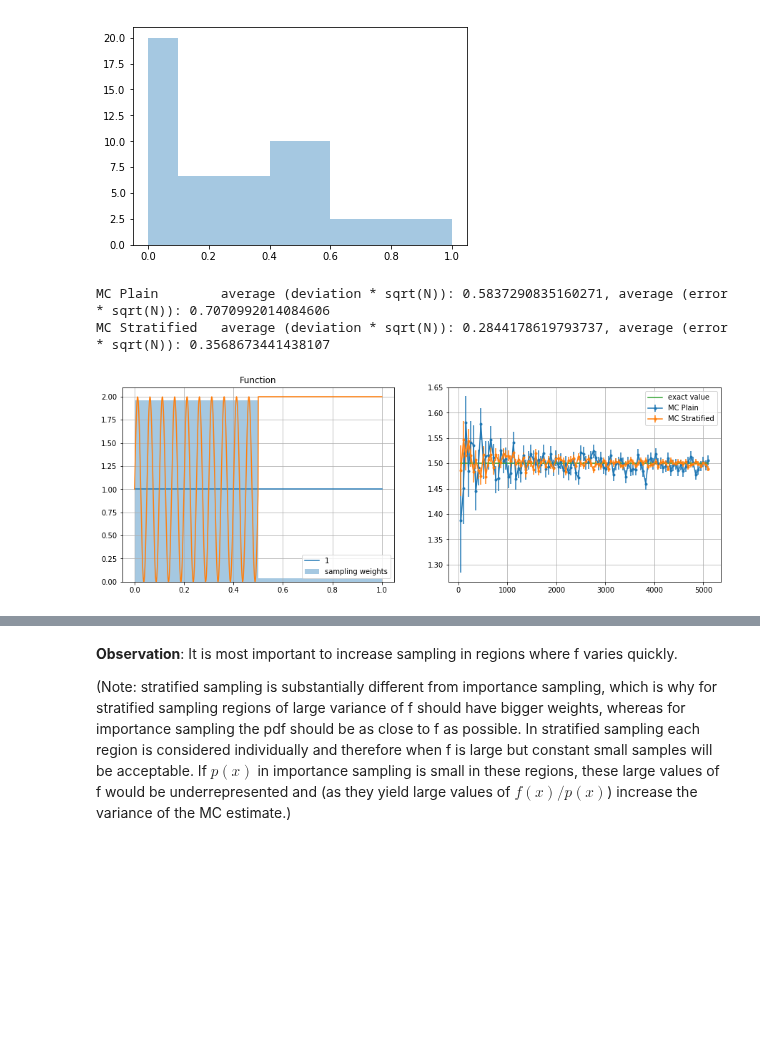
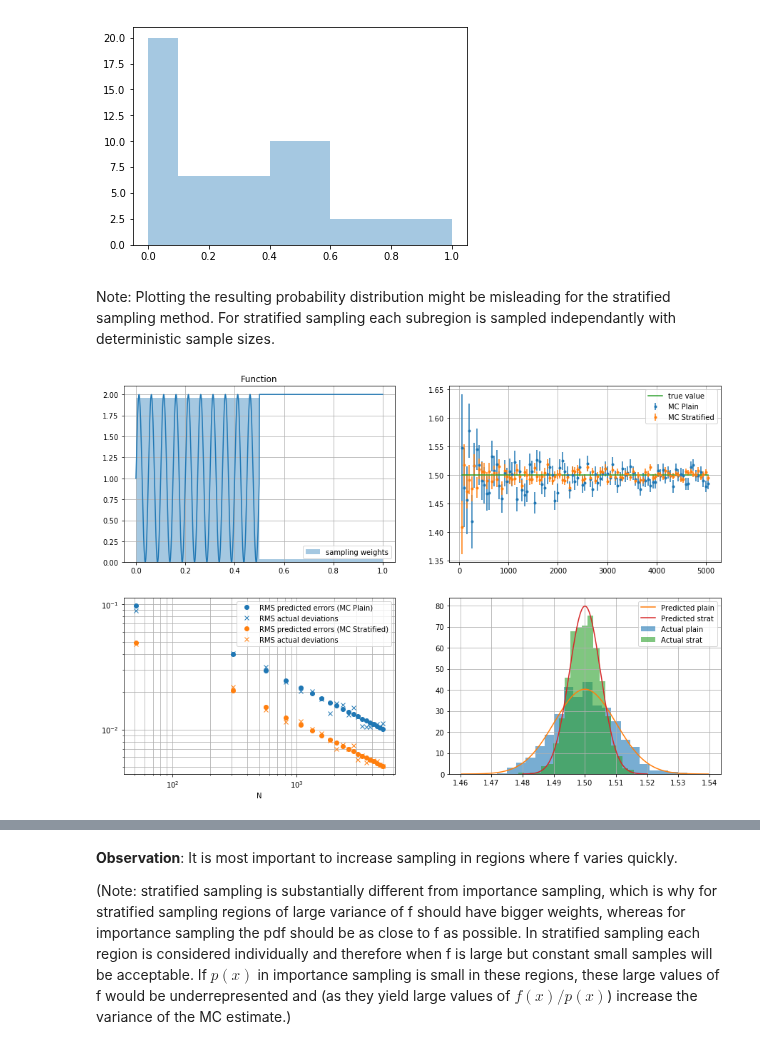
Before and after one commit to mathisgerdes/hep-monte-carlo, a Jupyter notebook: intro/monte_carlo.ipynb, the cells around one changed output, grey strips where cells are left out. Drawn from its saved outputs; the diff is of its cells as text; code cells hidden in the pictures; blank space fills up the shorter version.

Commit message:
Finish cleaning up introduction to Monte Carlo.

```diff
--- a/intro/monte_carlo.ipynb
+++ b/intro/monte_carlo.ipynb
@@ -92,7 +92,7 @@ def plot_estimates(f, true_value, methods=[], Ns=range(100, 1100, 50)):
 
     plt.plot([min(Ns), max(Ns)], [true_value, true_value], "-", label="true value")
     # configure plot
-    plt.grid()
+    plt.grid(True)
     plt.legend(loc='best')
 # %%
 # Plot estimates for sine and 1/sqrt(x) in any dimension
@@ -157,8 +157,8 @@ def plot_rms(f, true_value, Ns=range(10, 1000, 100), iterations=1, methods=[], p
             plt.loglog(Ns, np.exp(np.poly1d(fit)(np.log(Ns))), label="Fit, power %.2f"%fit[0])
 
         name = method.method_name if hasattr(method, 'method_name') else "Method %d"%i
-        plt.loglog(Ns, sqrt_mean_vars, "o", label="RMS predicted errors (%s)"%name, color="C%d"%m)
-        plt.loglog(Ns, rms, "x", label="RMS actual deviations", color="C%d"%m)
+        plt.loglog(Ns, sqrt_mean_vars, "o", label="predicted (%s)"%name, color="C%d"%m)
+        plt.loglog(Ns, rms, "x", label="RMS deviations", color="C%d"%m)
 
     plt.xlabel("N")
     plt.legend(loc="best")
@@ -210,7 +210,7 @@ def plot_distribution(fn, true_val, N, iterations, method, bins=20, name="", alp
     plt.plot(x, np.exp(-(x-true_val)**2/2/mean_var) / np.sqrt(np.pi*2*mean_var), label="Predicted " + name)
 
     # config
-    plt.grid()
+    plt.grid(True)
     plt.legend(loc="best")
 # %%
 # Plot errors for sine and 1/sqrt(x) in any dimension
@@ -270,29 +275,45 @@ GridVolumes(divisions=4, dim=1, otherNs=2, Ns={(1,): 1, (3,):3}).plot_pdf()
 GridVolumes(bounds=([0,.1,.4,.6,1],), Ns={(3,):1}, otherNs=2).plot_pdf()
 # %% [output]
 [figure]
+# %% [markdown]
+Note: Plotting the resulting probability distribution might be misleading for the stratified sampling method.
+For stratified sampling each subregion is sampled independantly with deterministic sample sizes.
 # %%
-volumes = GridVolumes(divisions=2, otherNs=1, Ns={(0,):50})
+# As an example consider a function that oscillates rapidly in one half of the volume (interval).
+# Stratified sampling is more efficient than plain MC if sampling more in this region.
+
 half_sin = lambda x: (x<.5)*(1+np.sin(4*10*np.pi*x)) + (x>.5)*2
 half_sin_integral = 1.5
 
+volumes = GridVolumes(divisions=2, otherNs=1, Ns={(0,):50})
+mc_strat = MonteCarloStratified(volumes)
+
+plt.figure(figsize=(15,10))
+plt.subplot(221)
+
 # plot the function
-plt.figure(figsize=(15,5))
-plt.subplot(121)
 plt.title("Function")
 volumes.plot_pdf()
 x = np.linspace(0,1,1000)
-plt.plot(x, [1 for i in x], label="1")
 plt.plot(x,half_sin(x))
 plt.grid()
 plt.legend()
 
-# compare
-plt.subplot(122)
-compare_integration(half_sin, half_sin_integral, Nmin=volumes.totalN, Nmax=volumes.totalN*100, Nstep=volumes.totalN,
-                    methods=[MonteCarloPlain(), MonteCarloStratified(volumes).get_interface_infer_multiple()])
+plt.subplot(222)
+# compare to plain MC
+plot_estimates(half_sin, half_sin_integral, Ns=range(volumes.totalN, volumes.totalN*100, volumes.totalN),
+               methods=[MonteCarloPlain(), mc_strat.get_interface_infer_multiple()])
+
+plt.subplot(223)
+# compare errors
+plot_rms(half_sin, half_sin_integral, Ns=range(volumes.totalN, volumes.totalN*100, volumes.totalN*5), iterations=100,
+         methods=[MonteCarloPlain(), mc_strat.get_interface_infer_multiple()])
+
+plt.subplot(224)
+# compare distributions
+plot_distribution(half_sin, half_sin_integral, volumes.totalN*100, 1000, MonteCarloPlain(), name="plain", alpha=.6)
+plot_distribution(half_sin, half_sin_integral, volumes.totalN*100, 1000, mc_strat.get_interface_infer_multiple(), name="strat", alpha=.6)
 
 plt.show()
 # %% [output]
-MC Plain        average (deviation * sqrt(N)): 0.5837290835160271, average (error * sqrt(N)): 0.7070992014084606
-MC Stratified   average (deviation * sqrt(N)): 0.2844178619793737, average (error * sqrt(N)): 0.3568673441438107
-[figure, old version]
+[figure, new version]
```
Also changed, not shown: parts of 27 cells of this notebook.
